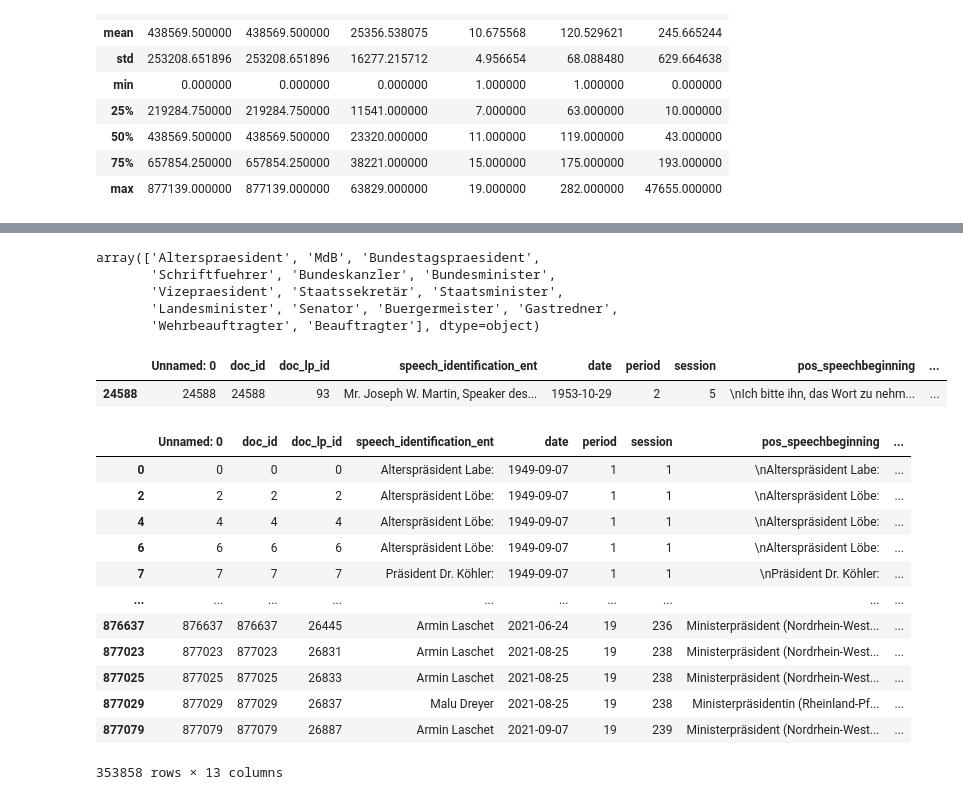
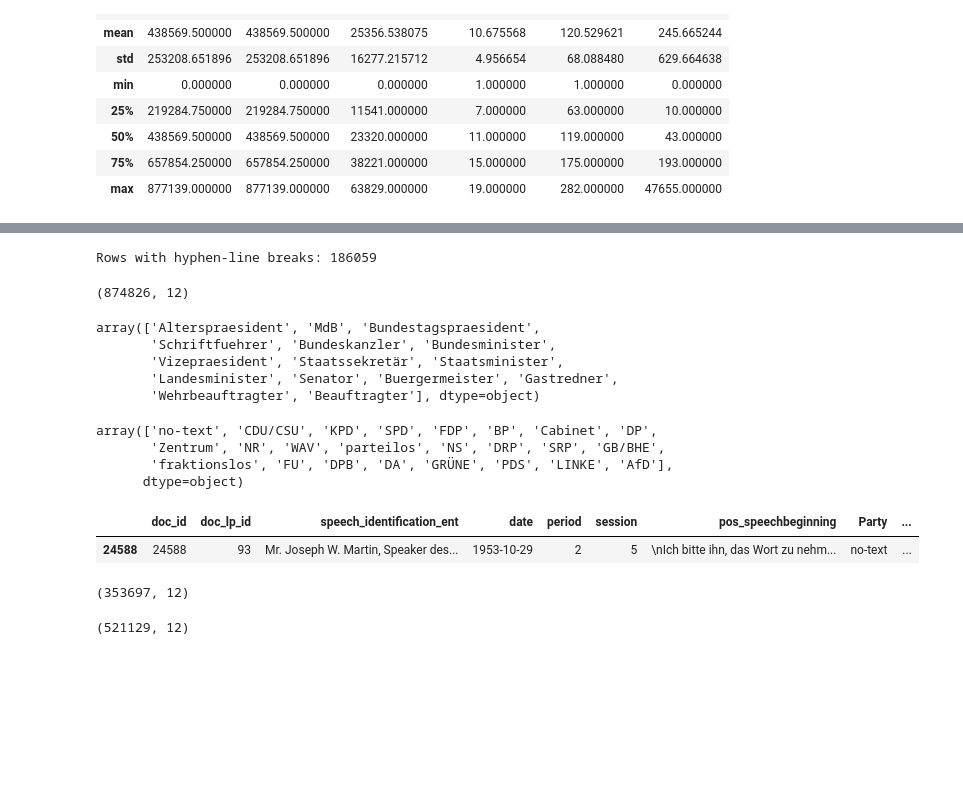
Before and after one commit to helgorithms/capstone_project, a Jupyter notebook: Capstone_EDA.ipynb, the cells around one changed output, grey strips where cells are left out. Drawn from its saved outputs; the diff is of its cells as text; code cells hidden in the pictures; blank space fills up the shorter version.

Commit message:
cleaned text column and started reduced size df

```diff
--- a/Capstone_EDA.ipynb
+++ b/Capstone_EDA.ipynb
@@ -109,0 +133,18 @@ memory usage: 87.0+ MB
+# %%
+# allocate governing_Party = 0 where Party == 'fraktionslos' (i.e. independent MP)
+df_raw_debates.loc[df_raw_debates['Party'] == 'fraktionslos', 'governing_Party'] = 0
+
+# allocate governing_Party = 0 where Party == 'parteilos'
+df_raw_debates.loc[df_raw_debates['Party'] == 'parteilos', 'governing_Party'] = 0
+
+# allocate governing_Party = 0 where Party == 'DRP'
+df_raw_debates.loc[df_raw_debates['Party'] == 'DRP', 'governing_Party'] = 0
+
+# allocate governing_Party = 0 where Party == 'DPB'
+df_raw_debates.loc[df_raw_debates['Party'] == 'DPB', 'governing_Party'] = 0
+# %%
+# allocate governing_Party = 0 where '0.0' or '0'
+df_raw_debates.loc[df_raw_debates['governing_Party'].isin(['0.0', '0']), 'governing_Party'] = 0
+
+# allocate governing_Party = 1 where '1.0' or '1'
+df_raw_debates.loc[df_raw_debates['governing_Party'].isin(['1.0', '1']), 'governing_Party'] = 1
@@ -109,0 +168,3 @@ memory usage: 87.0+ MB
+# %%
+# drop where no text indicated (empty cell)
+df_raw_debates = df_raw_debates.dropna(subset=['text']).copy()
@@ -109,0 +177,3 @@ memory usage: 87.0+ MB
+# %%
+# drop rows where text_length is 0
+df_raw_debates = df_raw_debates[df_raw_debates['text_length'] != 0].copy()
@@ -109,0 +230,8 @@ memory usage: 87.0+ MB
+# %%
+# rows where a word is split across a newline with a hyphen
+hyphen_linebreaks = df_raw_debates[df_raw_debates['text'].str.contains(r'\w-\n\w', regex=True, na=False)].copy()
+
+# num of rows
+print(f"Rows with hyphen-line breaks: {len(hyphen_linebreaks)}")
+# %% [output]
+Rows with hyphen-line breaks: 186059
@@ -110 +241,5 @@ memory usage: 87.0+ MB
+# %%
+df_raw_debates.shape
+# %% [output]
+(874826, 12)
 # %%
@@ -116,12 +252,21 @@ array(['Alterspraesident', 'MdB', 'Bundestagspraesident',
        'Vizepraesident', 'Staatssekretär', 'Staatsminister',
        'Landesminister', 'Senator', 'Buergermeister', 'Gastredner',
        'Wehrbeauftragter', 'Beauftragter'], dtype=object)
+# %%
+# all unique parties
+party = df_raw_debates['Party'].unique()
+party
+# %% [output]
+array(['no-text', 'CDU/CSU', 'KPD', 'SPD', 'FDP', 'BP', 'Cabinet', 'DP',
+       'Zentrum', 'NR', 'WAV', 'parteilos', 'NS', 'DRP', 'SRP', 'GB/BHE',
+       'fraktionslos', 'FU', 'DPB', 'DA', 'GRÜNE', 'PDS', 'LINKE', 'AfD'],
+      dtype=object)
 # %%
-df_gastredner = df_debates[df_debates['Role'] == 'Gastredner']
+df_gastredner = df_raw_debates[df_raw_debates['Role'] == 'Gastredner']
 df_gastredner
 # %% [output]
-|  | Unnamed: 0 | doc_id | doc_lp_id | speech_identification_ent | date | period | session | pos_speechbeginning | ... |
-| 24588 | 24588 | 24588 | 93 | Mr. Joseph W. Martin, Speaker des... | 1953-10-29 | 2 | 5 | \nIch bitte ihn, das Wort zu nehm... | ... |
+|  | doc_id | doc_lp_id | speech_identification_ent | date | period | session | pos_speechbeginning | Party | ... |
+| 24588 | 24588 | 93 | Mr. Joseph W. Martin, Speaker des... | 1953-10-29 | 2 | 5 | \nIch bitte ihn, das Wort zu nehm... | no-text | ... |
 # %%
 # irrelevant roles to be dropped, effectively keep same as LNKTW24
 irr_roles = ['Gastredner', 'Landesminister', 'Bundestagspraesident', 'Vizepraesident', 'Alterspraesident', 'Senator', 'Buergermeister', 'Wehrbeauftragter', 'Beauftragter', 'Schriftfuehrer']
@@ -130,20 +279,15 @@ irr_roles = ['Gastredner', 'Landesminister', 'Bundestagspraesident', 'Vizepraesi
 # %%
-irr_debates = df_debates[df_debates['Role'].isin(irr_roles)].copy()
-irr_debates
+# irrelevant speeches (procedural, guest speakers, non-members of Parliament)
+irr_debates = df_raw_debates[df_raw_debates['Role'].isin(irr_roles)].copy()
+irr_debates.shape
 # %% [output]
-|  | Unnamed: 0 | doc_id | doc_lp_id | speech_identification_ent | date | period | session | pos_speechbeginning | ... |
-| 0 | 0 | 0 | 0 | Alterspräsident Labe: | 1949-09-07 | 1 | 1 | \nAlterspräsident Labe: | ... |
-| 2 | 2 | 2 | 2 | Alterspräsident Löbe: | 1949-09-07 | 1 | 1 | \nAlterspräsident Löbe: | ... |
-| 4 | 4 | 4 | 4 | Alterspräsident Löbe: | 1949-09-07 | 1 | 1 | \nAlterspräsident Löbe: | ... |
-| 6 | 6 | 6 | 6 | Alterspräsident Löbe: | 1949-09-07 | 1 | 1 | \nAlterspräsident Löbe: | ... |
-| 7 | 7 | 7 | 7 | Präsident Dr. Köhler: | 1949-09-07 | 1 | 1 | \nPräsident Dr. Köhler: | ... |
-| ... | ... | ... | ... | ... | ... | ... | ... | ... | ... |
-| 876637 | 876637 | 876637 | 26445 | Armin Laschet | 2021-06-24 | 19 | 236 | Ministerpräsident (Nordrhein-West... | ... |
-| 877023 | 877023 | 877023 | 26831 | Armin Laschet | 2021-08-25 | 19 | 238 | Ministerpräsident (Nordrhein-West... | ... |
-| 877025 | 877025 | 877025 | 26833 | Armin Laschet | 2021-08-25 | 19 | 238 | Ministerpräsident (Nordrhein-West... | ... |
-| 877029 | 877029 | 877029 | 26837 | Malu Dreyer | 2021-08-25 | 19 | 238 | Ministerpräsidentin (Rheinland-Pf... | ... |
-| 877079 | 877079 | 877079 | 26887 | Armin Laschet | 2021-09-07 | 19 | 239 | Ministerpräsident (Nordrhein-West... | ... |
-353858 rows × 13 columns
+(353697, 12)
+# %%
+# cleaned dataframe for further processing
+df_debates = df_raw_debates[df_raw_debates['Role'].isin(roles)].copy()
+df_debates.shape
+# %% [output]
+(521129, 12)
 # %%
 irr_debates.nunique()
 # %% [output]
```
Also changed, not shown: parts of 52 cells of this notebook, 26 other files.
